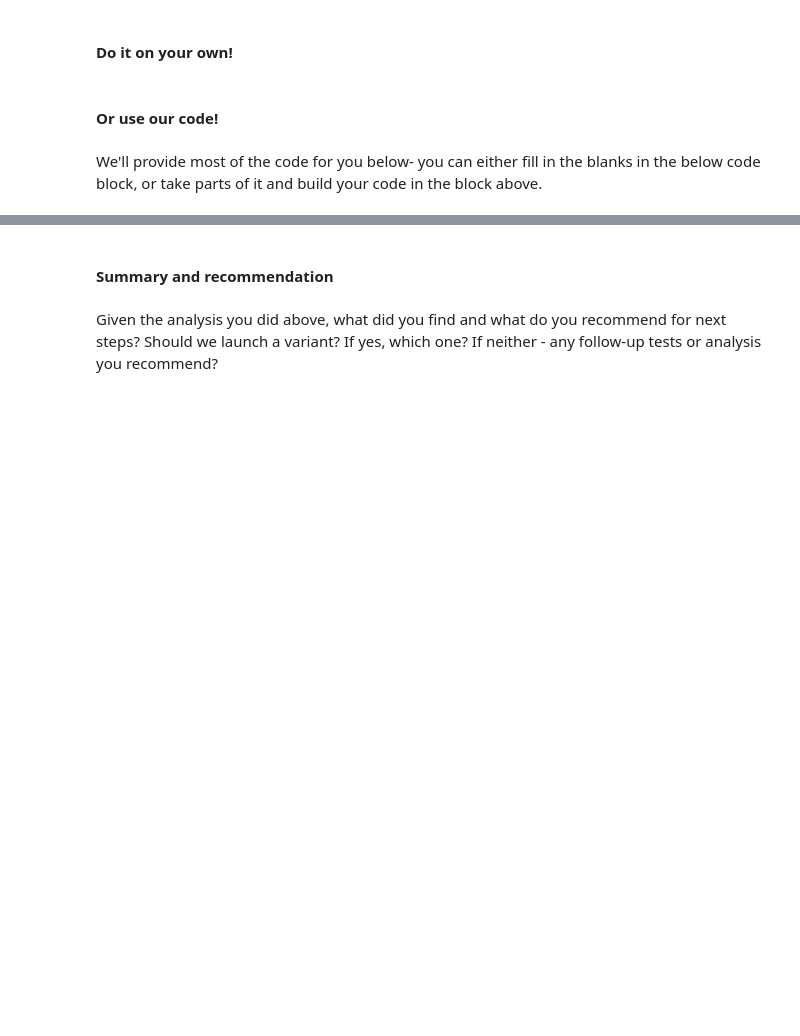
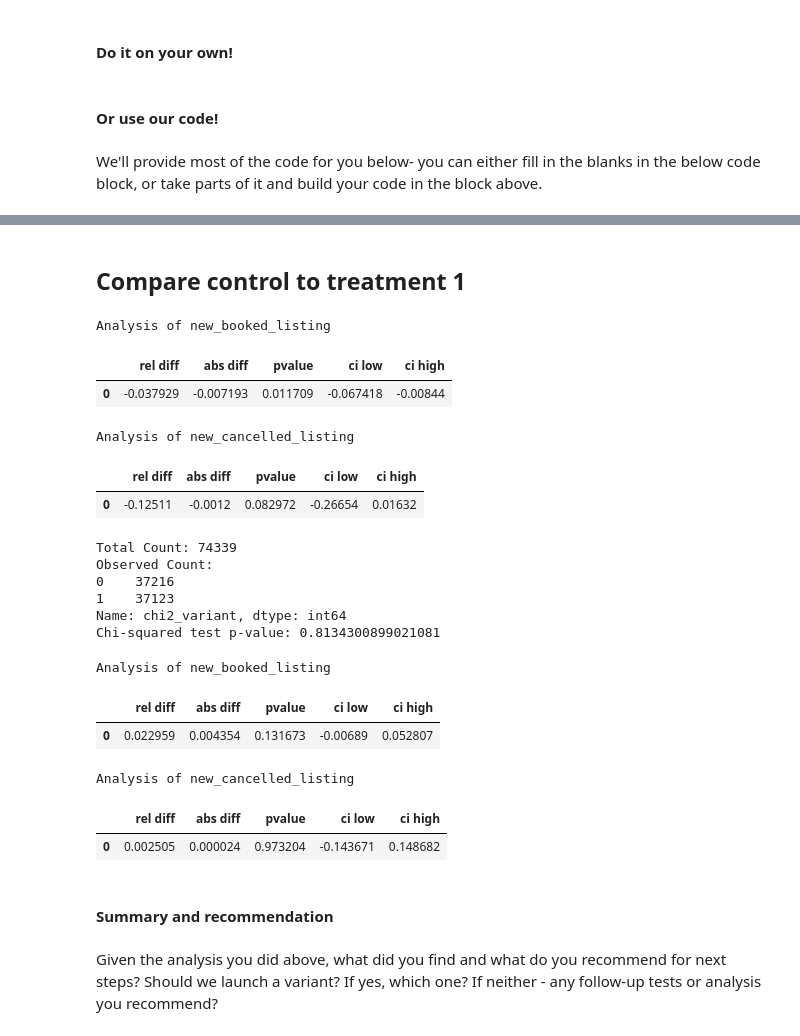
Before and after one commit to c-abbott/ab-testing, a Jupyter notebook: notebooks/w04_concurrent_tests.ipynb, the cells around one changed output, grey strips where cells are left out. Drawn from its saved outputs; the diff is of its cells as text; code cells hidden in the pictures; blank space fills up the shorter version.

```diff
--- a/notebooks/w04_concurrent_tests.ipynb
+++ b/notebooks/w04_concurrent_tests.ipynb
@@ -561,2 +601,22 @@ df_ct = pd.concat([df_c,df_t]) # Combine into one- now you can compute results l
+# %% [markdown]
+## Compare control to treatment 1
+# %%
+metric = 'new_booked_listing'
+print(f"Analysis of {metric}")
+pd.DataFrame(calculate_results(df_ct, metric),
+             index=['rel diff','abs diff','pvalue','ci low','ci high']).T
+# %% [output]
+Analysis of new_booked_listing
+|  | rel diff | abs diff | pvalue | ci low | ci high |
+| 0 | -0.037929 | -0.007193 | 0.011709 | -0.067418 | -0.00844 |
+# %%
+metric = 'new_cancelled_listing'
+print(f"Analysis of {metric}")
+pd.DataFrame(calculate_results(df_ct, metric),
+             index=['rel diff','abs diff','pvalue','ci low','ci high']).T
+# %% [output]
+Analysis of new_cancelled_listing
+|  | rel diff | abs diff | pvalue | ci low | ci high |
+| 0 | -0.12511 | -0.0012 | 0.082972 | -0.26654 | 0.01632 |
 # %%
 # Now compare the control with treatment2, which includes the algo and the checkbox
@@ -569,3 +626,35 @@ df_ct = pd.concat([df_c,df_t])
+# %%
+df_ct['chi2_variant'] = df_ct['variant']
+df_ct['chi2_variant'].loc[(df_ct['chi2_variant']=='treatment2')] = 'treatment'
+p_value, total_count, observed_counts = ab_test_chi2(df_ct['chi2_variant'])
+print(f"Total Count: {total_count}")
+print(f"Observed Count:\n{observed_counts}")
+print(f"Chi-squared test p-value: {p_value}")
+# %% [output]
+Total Count: 74339
+Observed Count:
+0    37216
+1    37123
+Name: chi2_variant, dtype: int64
+Chi-squared test p-value: 0.8134300899021081
+# %%
+metric = 'new_booked_listing'
+print(f"Analysis of {metric}")
+pd.DataFrame(calculate_results(df_ct, metric),
+             index=['rel diff','abs diff','pvalue','ci low','ci high']).T
+# %% [output]
+Analysis of new_booked_listing
+|  | rel diff | abs diff | pvalue | ci low | ci high |
+| 0 | 0.022959 | 0.004354 | 0.131673 | -0.00689 | 0.052807 |
+# %%
+metric = 'new_cancelled_listing'
+print(f"Analysis of {metric}")
+pd.DataFrame(calculate_results(df_ct, metric),
+             index=['rel diff','abs diff','pvalue','ci low','ci high']).T
+# %% [output]
+Analysis of new_cancelled_listing
+|  | rel diff | abs diff | pvalue | ci low | ci high |
+| 0 | 0.002505 | 0.000024 | 0.973204 | -0.143671 | 0.148682 |
 # %% [markdown]
 #### Summary and recommendation
 # %% [markdown]
```
Also changed, not shown: parts of 8 cells of this notebook.
